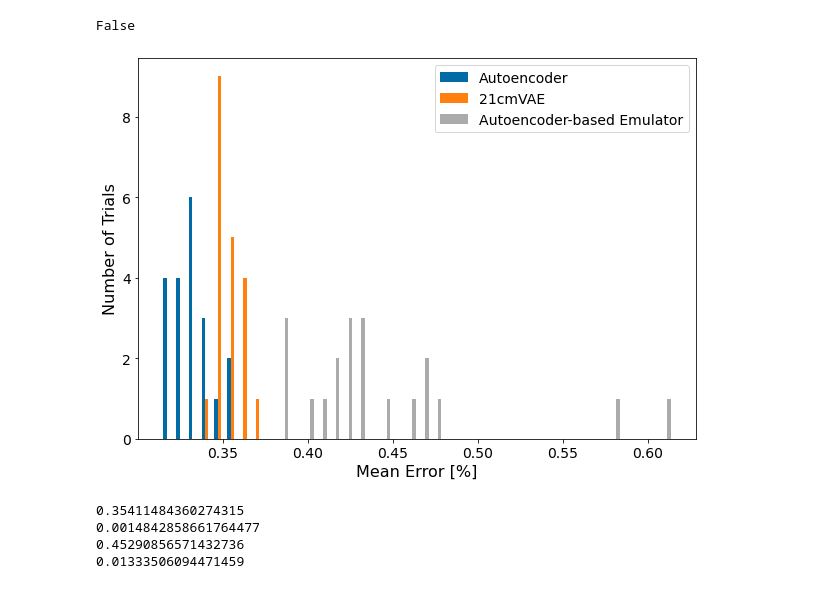
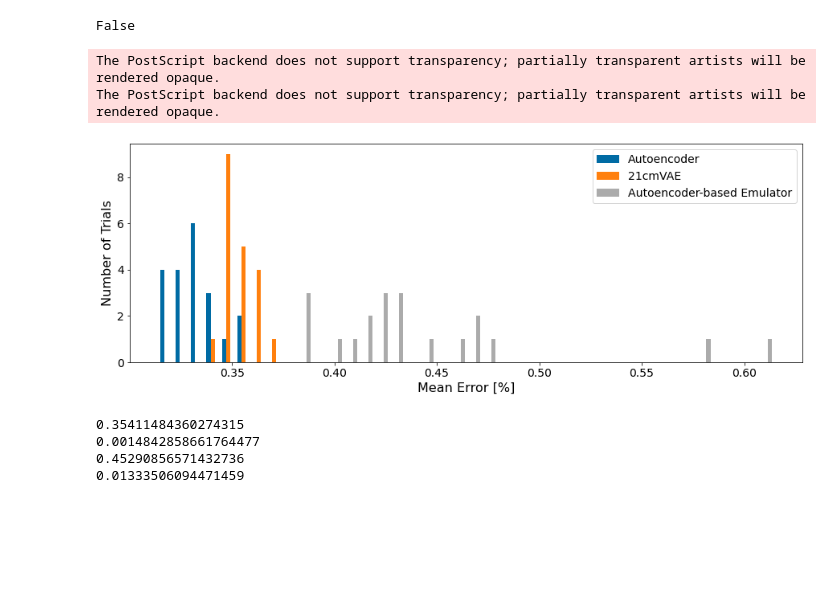
Before and after one commit to christianhbye/21cmVAE, a Jupyter notebook: RESULTS/Figures_Tables.ipynb, the cells around one changed output. Cells and saved outputs as stored; diff of their text form; code cells hidden in the pictures; blank space fills up the shorter version.

```diff
--- a/RESULTS/Figures_Tables.ipynb
+++ b/RESULTS/Figures_Tables.ipynb
@@ -4,6 +4,21 @@
 # %% [output]
 The autoreload extension is already loaded. To reload it, use:
   %reload_ext autoreload
+# %%
+def figsize1(figsize0):
+    return 10/15 * figsize0
+# %%
+# def fontsize(figsize):
+#     """
+#     Power law scale of the successful (15, 10) --> (16, 14)
+#     """
+#     assert np.allclose(figsize[0]/figsize[1], 15/10, atol=1e-3)
+#     tickssize = 14 * figsize[0]/15
+#     labelsize = 16 * figsize[0]/15
+#     return tickssize, labelsize
+
+tsiz = 14
+lsiz = 16
 # %%
 import h5py
 import matplotlib.pyplot as plt
@@ -371,19 +394,23 @@ median_ae = np.median(ae_dist, axis=1)
 np.allclose(ae_em_dist, ae_dist)
 # %% [output]
 False
+# %%
+fsiz = (15, figsize1(15)/2)
 # %%
 style.use('tableau-colorblind10')
-plt.figure(figsize=(10, 7))
+plt.figure(figsize=fsiz)
 plt.hist([mean_ae, mean_em, mean_ae_em], label=['Autoencoder', '21cmVAE', 'Autoencoder-based Emulator'], bins=40)
 plt.legend(fontsize=14)
-plt.xlabel('Mean Error [%]', fontsize=16)
-plt.ylabel('Number of Trials', fontsize=16)
-plt.xticks(fontsize=14)
-plt.yticks(fontsize=14)
-#plt.savefig('PLOTS/error_distribution.eps')
+plt.xlabel('Mean Error [%]', fontsize=lsiz)
+plt.ylabel('Number of Trials', fontsize=lsiz)
+plt.xticks(fontsize=tsiz)
+plt.yticks(fontsize=tsiz)
+plt.savefig('PLOTS/error_distribution_withAE.eps')
 plt.show()
 # %% [output]
+The PostScript backend does not support transparency; partially transparent artists will be rendered opaque.
+The PostScript backend does not support transparency; partially transparent artists will be rendered opaque.
-[figure, old version]
+[figure, new version]
 # %%
 print(np.mean(mean_em))
 print(np.std(mean_em)/np.sqrt(20))
```
Also changed, not shown: parts of 7 cells of this notebook.
